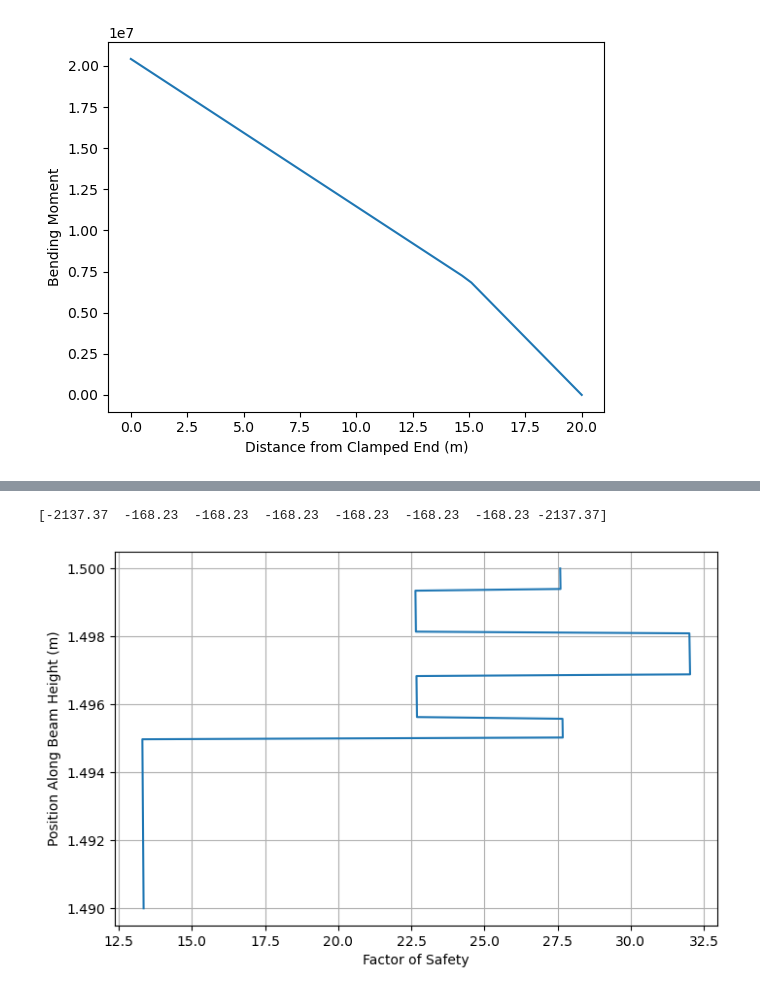
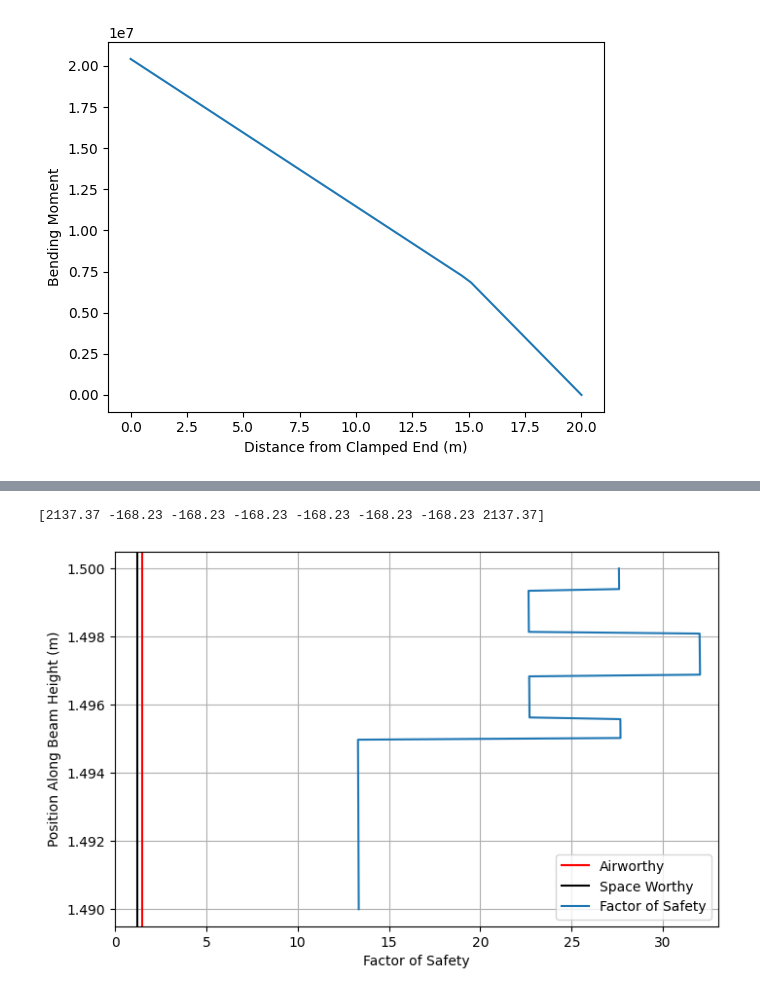
Before and after one commit to ndrichmond/EAE135Project2, a Jupyter notebook: main.ipynb, the cells around one changed output, grey strips where cells are left out. Saved outputs shown, nothing was run; the diff lists cells and outputs as text; code cells hidden in the pictures.

Commit message:
FINAL plot 5 :D

```diff
--- a/main.ipynb
+++ b/main.ipynb
@@ -256,7 +256,7 @@ r = R_a + 0.005/8
 
 
 def getS(layupAngle):
-    S_AS4 = [-2137.37, -168.23, -168.23, -168.23] #MPa
+    S_AS4 = [2137.37, -168.23, -168.23, -168.23] #MPa
     #We will only work with fibers in 0,+/-45,90,
     if layupAngle in range(0,45):
         return S_AS4[0]
@@ -270,38 +270,39 @@ def getS(layupAngle):
 S_layers = np.array([getS(0), getS(45), getS(-45), getS(90), getS(90), getS(-45), getS(45), getS(0)])
 
 #for i in range(len(x2))
 
-S_al = -483 #MPa
+S_al = 483 #MPa
 print(S_layers)
 SF = []
 j = 0
 for i in range(len(x2)):
     #print(i)
     if x2[i] < R_a:
         SF.append(S_al/total_sigma[i])
         #print(total_sigma[i])
         #print(SF)
     if x2[i] >= R_a and x2[i] < (r):
         SF.append(S_layers[j]/total_sigma[i])
 
     if x2[i] > r:
         r = r + 0.005/8
         j = j + 1
         SF.append(S_layers[j]/total_sigma[i])
 
 plt.figure(figsize=(8, 5))
-
-#plt.axvline(x = 1.5,ymin=1.49,ymax=1.5, color = 'red',label = 'Airworthy')
-#plt.axvline(x = 1.2,ymin=1.49,ymax=1.5, color = 'black', label = 'Space Worthy')
-plt.plot(SF,x2)
+plt.xlim([0,max(SF)+1])
+plt.axvline(x = 1.5, color = 'red',label = 'Airworthy')
+plt.axvline(x = 1.2, color = 'black', label = 'Space Worthy')
+plt.plot(np.abs(SF),x2, label = 'Factor of Safety')
 
 plt.ylabel("Position Along Beam Height (m)")
 plt.xlabel("Factor of Safety")
-plt.title("")
+#plt.title("Factor of Safety at the Wall")
+plt.legend()
 plt.grid()
 plt.show()
 
 # hello
 # %% [output]
-[-2137.37  -168.23  -168.23  -168.23  -168.23  -168.23  -168.23 -2137.37]
+[2137.37 -168.23 -168.23 -168.23 -168.23 -168.23 -168.23 2137.37]
-[figure, old version]
+[figure, new version]
```
Also changed, not shown: parts of 1 cell of this notebook.
